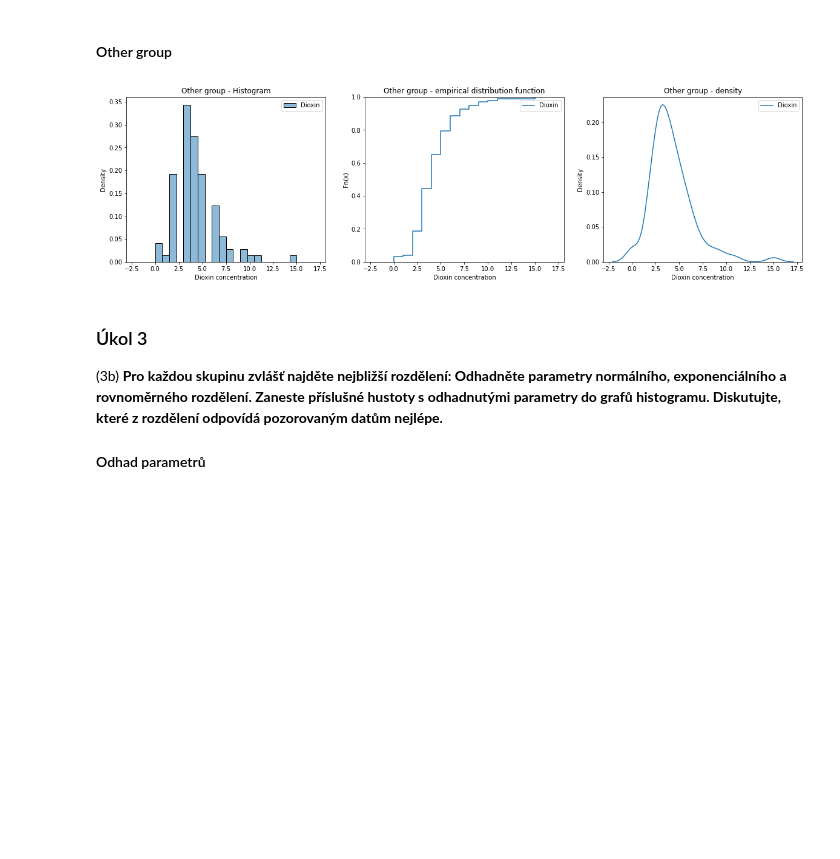
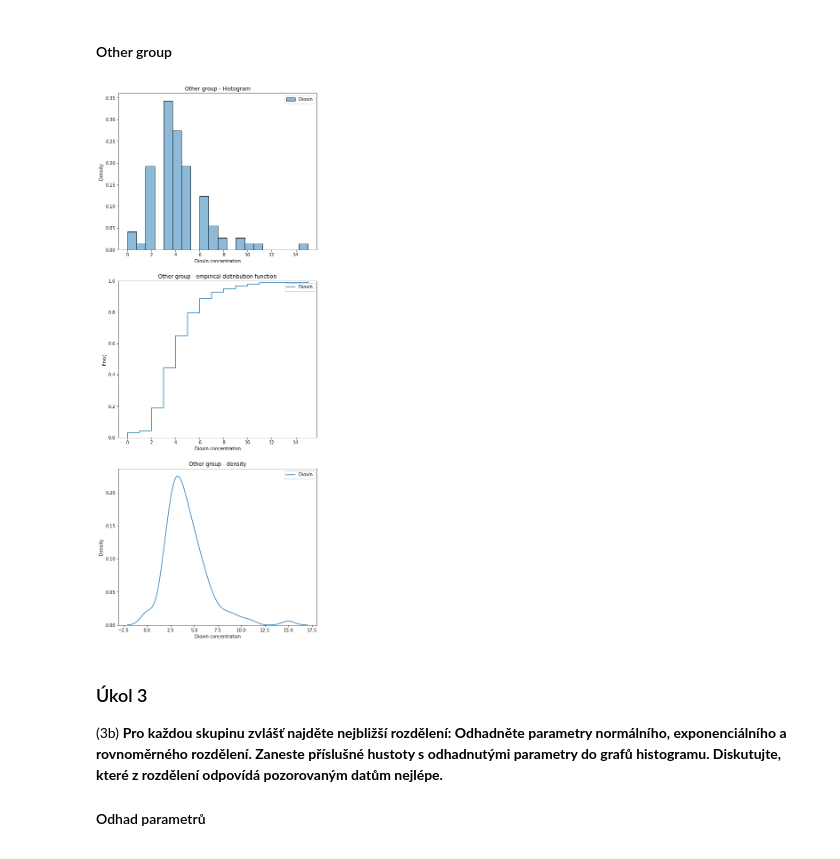
Before and after one commit to czernalex/BI_PST_ASSIGNMENT, a Jupyter notebook: src/assignment.ipynb, the cells around one changed output. Drawn from its saved outputs; the diff is of its cells as text; code cells hidden in the pictures; blank space fills up the shorter version.

```diff
--- a/src/assignment.ipynb
+++ b/src/assignment.ipynb
@@ -180,40 +186,39 @@ ax3 = ax3.set(
 ### other group - histogram, distribution function, density
 
 fig, (ax1, ax2, ax3) = plt.subplots(
-    ncols=3,
-    sharex=True,
-    figsize=(20, 5)
+    nrows=3,
+    figsize=(8, 22)
 )
 ax1 = sb.histplot(
     data=data_other,
     bins=20,
     stat="density",
     ax=ax1
 )
 ax2 = sb.ecdfplot(
     data=data_other,
     ax=ax2
 )
 ax3 = sb.kdeplot(
     data=data_other,
     bw_adjust=.75,
     ax=ax3
 )
 ax1 = ax1.set(
     title="Other group - Histogram",
     xlabel="Dioxin concentration"
 )
 ax2 = ax2.set(
     title="Other group - empirical distribution function",
     xlabel="Dioxin concentration",
     ylabel="Fn(x)"
 )
 ax3 = ax3.set(
     title="Other group - density",
     xlabel="Dioxin concentration"
 )
 # %% [output]
-[figure, old version]
+[figure, new version]
 # %% [markdown]
 ### Úkol 3
 (3b) **Pro každou skupinu zvlášť najděte nejbližší rozdělení: Odhadněte parametry normálního, exponenciálního a rovnoměrného rozdělení. Zaneste příslušné hustoty s odhadnutými parametry do grafů histogramu. Diskutujte, které z rozdělení odpovídá pozorovaným datům nejlépe.**
```
Also changed, not shown: parts of 16 cells of this notebook.
